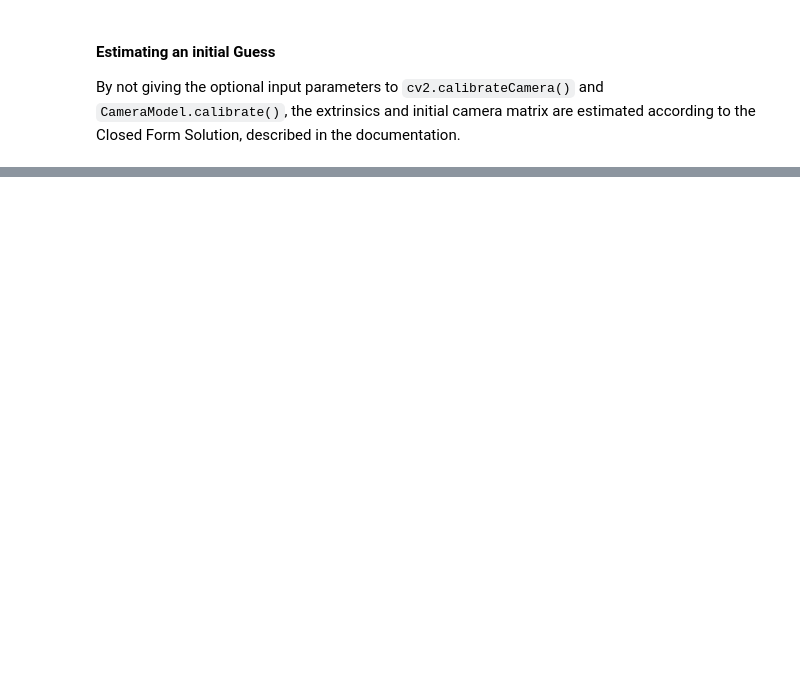
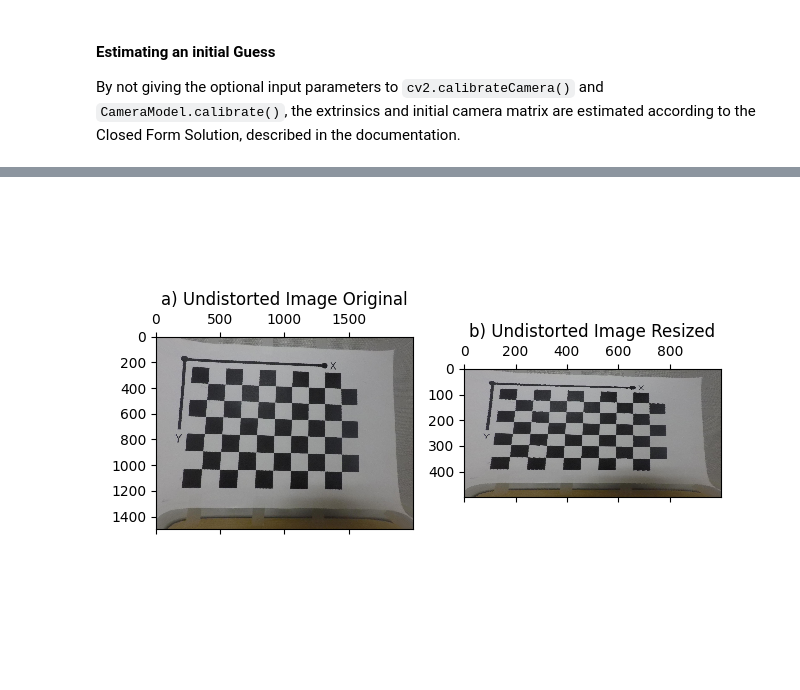
Before and after one commit to samihamza01/ComputerVisionSeminar_CameraCalibration, a Jupyter notebook: src/calibration_comparison.ipynb, the cells around one changed output, grey strips where cells are left out. Drawn from its saved outputs; the diff is of its cells as text; code cells hidden in the pictures; blank space fills up the shorter version.

```diff
--- a/src/calibration_comparison.ipynb
+++ b/src/calibration_comparison.ipynb
@@ -348,0 +376,21 @@ Undistortion took 29.74920892715454 s.
+# %%
+# Read the image and convert to RGB
+img = cv.imread("C:/Program Files/MATLAB/R2022b/toolbox/vision/visiondata/calibration/gopro/"+images[0])
+img = cv.cvtColor(img, cv.COLOR_BGR2RGB)
+img_resized = cv.resize(img,(int(img.shape[1]/2),int(img.shape[1]/4)))
+
+# Undistortion
+undist_img_original = cam.undistort_image(img)
+undist_img_resized = cam.undistort_image(img_resized)
+
+# Visualisation
+fig = plt.figure()
+ax = plt.subplot(1,2,1)
+ax.set_title("a) Undistorted Image Original")
+ax.matshow(undist_img_original)
+ax = plt.subplot(1,2,2)
+ax.set_title("b) Undistorted Image Resized")
+ax.matshow(undist_img_resized)
+fig.tight_layout()
+# %% [output]
+[figure, added]
```
Also changed, not shown: parts of 7 cells of this notebook, 2 other files.
